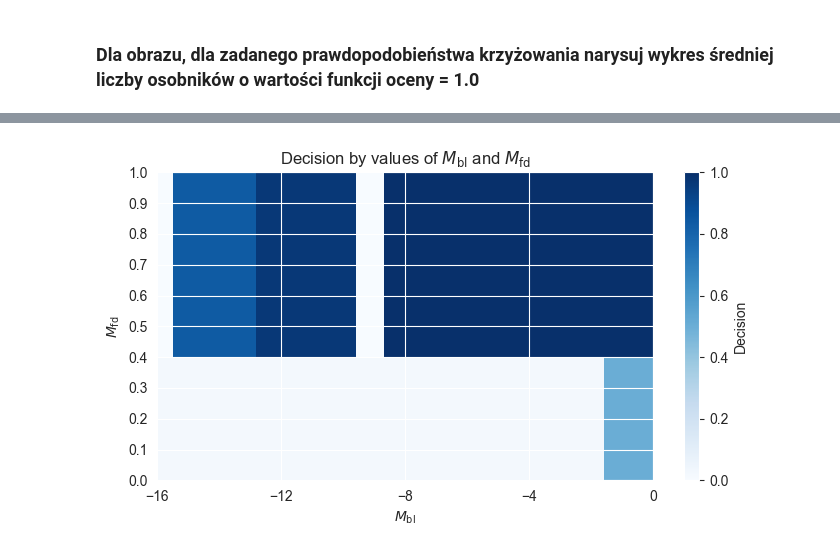
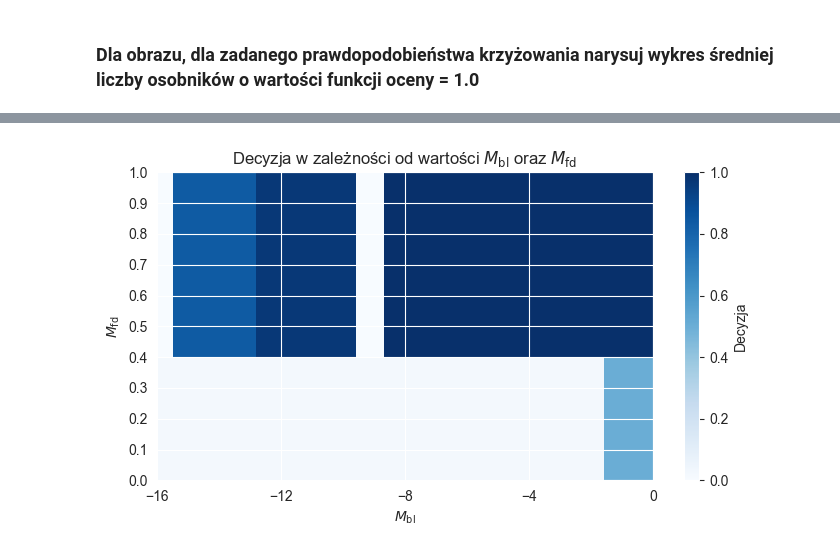
Before and after one commit to michalryngier/generative-art-python-generator, a Jupyter notebook: ratings/kes_crossover.ipynb, the cells around one changed output, grey strips where cells are left out. Drawn from its saved outputs; the diff is of its cells as text; code cells hidden in the pictures.

```diff
--- a/ratings/kes_crossover.ipynb
+++ b/ratings/kes_crossover.ipynb
@@ -101,33 +101,33 @@ for interval in przedzialy:
     # Pobieramy granice przedziałów Mfd i Mbl
     Mfd_min, Mfd_max = interval[0]
     Mbl_min, Mbl_max = interval[1]
     decision = interval[2]
 
     # Mapujemy granice przedziałów na indeksy macierzy decyzji
     Mfd_start = int((Mfd_min - minMfd) * 10)
     Mfd_end = int((Mfd_max - minMfd) * 10)
     Mbl_start = int((Mbl_min - minMbl) * 10)
     Mbl_end = int((Mbl_max - minMbl) * 10)
 
     # Ustawiamy decyzję w odpowiednich miejscach macierzy
     decision_matrix[Mfd_start:Mfd_end, Mbl_start:Mbl_end] = decision
 
 # Tworzymy hitmapę
 plt.figure(figsize=(8, 4))
 plt.yticks(np.arange(minMfd, maxMfd + 0.1, 0.1))
 plt.xticks(np.arange(minMbl, maxMbl + 1, 4))
 
 plt.imshow(decision_matrix, cmap='Blues', extent=(minMbl, maxMbl, maxMfd, minMfd), vmin=0, vmax=1)
-plt.colorbar(label='Decision')
+plt.colorbar(label='Decyzja')
 plt.xlabel('$M_{\mathrm{bl}}$')
 plt.ylabel('$M_{\mathrm{fd}}$')
-plt.title('Decision by values of $M_{\mathrm{bl}}$ and $M_{\mathrm{fd}}$')
+plt.title('Decyzja w zależności od wartości $M_{\mathrm{bl}}$ oraz $M_{\mathrm{fd}}$')
 plt.xlim(minMbl, maxMbl)
 plt.ylim(minMfd, maxMfd)
 
 plt.gca().set_aspect("auto")
 
 # plt.gca().invert_yaxis()
 plt.show()
 # %% [output]
-[figure, old version]
+[figure, new version]
```
Also changed, not shown: parts of 1 cell of this notebook, 21 other files.
